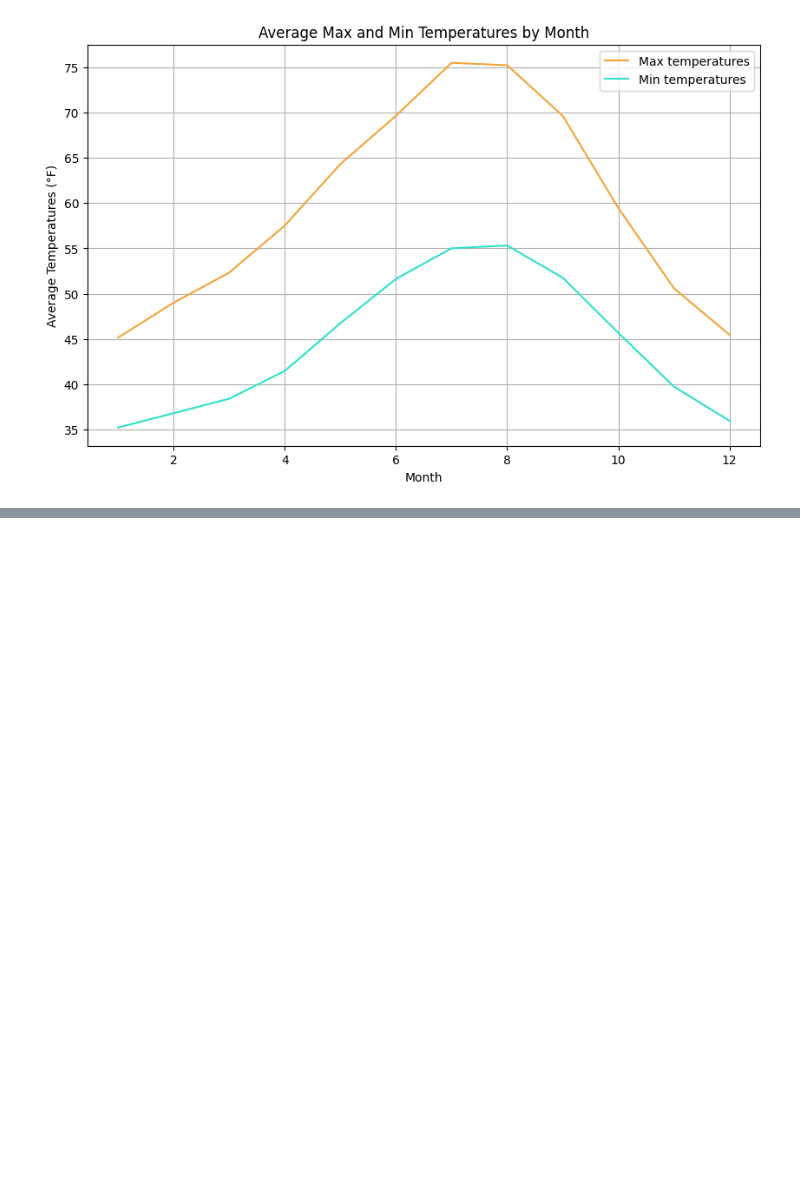
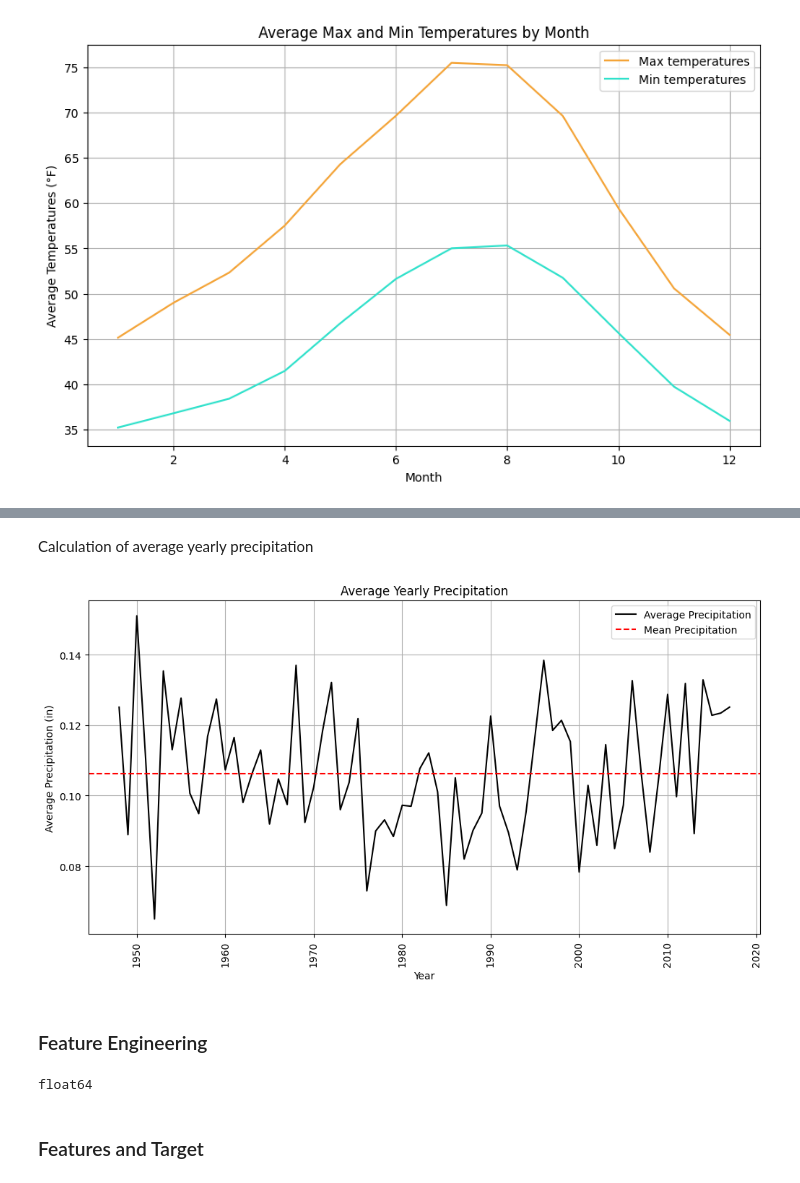
Before and after one commit to Ammar-creator-cmd/DataVisualization, a Jupyter notebook: Rainfall_Investigation.ipynb, the cells around one changed output, grey strips where cells are left out. Cells and saved outputs as stored; diff of their text form; code cells hidden in the pictures; blank space fills up the shorter version.

```diff
--- a/Rainfall_Investigation.ipynb
+++ b/Rainfall_Investigation.ipynb
@@ -143,0 +161,29 @@ plt.show()
+# %% [markdown]
+Calculation of average yearly precipitation
+# %%
+# Calculate average yearly precipitation
+averageByYear = data.groupby('YEAR')['PRCP'].mean().reset_index()
+# Create the plot
+plt.figure(figsize=(12, 6))
+sns.lineplot(data=averageByYear, x='YEAR', y='PRCP', linewidth=1.5, color='black', label='Average Precipitation')
+plt.axhline(y=averageByYear['PRCP'].mean(), linestyle='dashed', color='red', label='Mean Precipitation')
+plt.title('Average Yearly Precipitation')
+plt.xlabel('Year')
+plt.ylabel('Average Precipitation (in)')
+plt.xticks(rotation=90)
+plt.grid(True)
+plt.legend()
+plt.show()
+# %% [output]
+[figure, added]
+# %% [markdown]
+### Feature Engineering
+# %%
+# Convert the 'DATE' column into a float data type
+data['DATE'] = pd.to_datetime(data['DATE']).astype(int) / 10**9  # Convert to seconds
+# Check the data type of the 'DATE' column
+print(data['DATE'].dtype)
+# %% [output]
+float64
+# %% [markdown]
+### Features and Target
```
Also changed, not shown: parts of 10 cells of this notebook.
